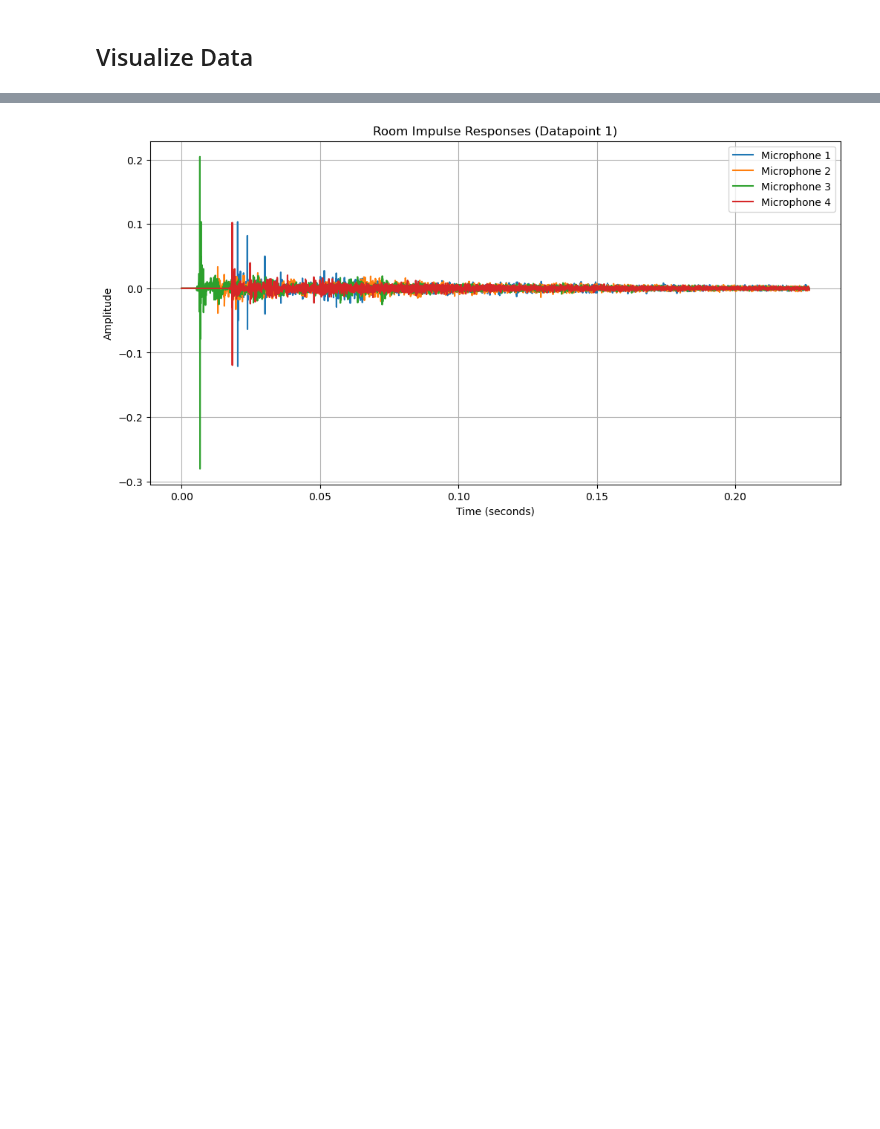
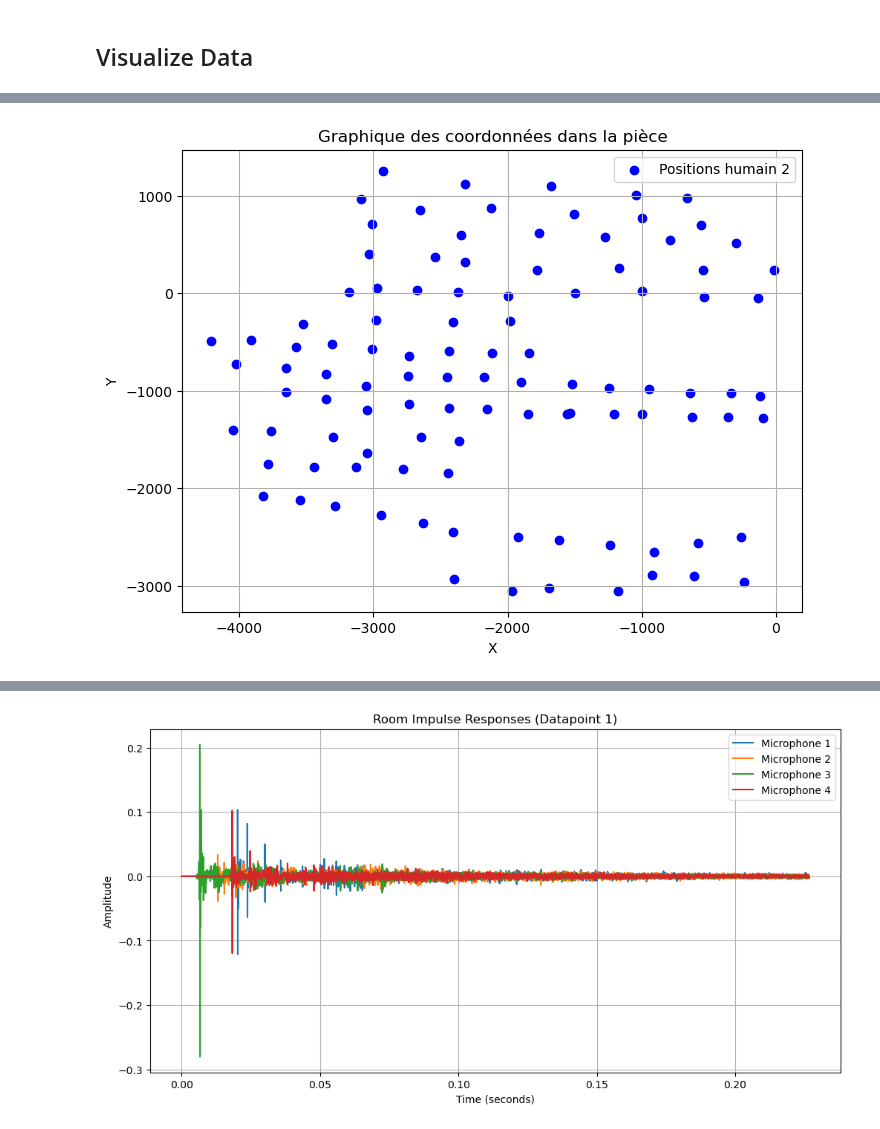
Before and after one commit to christopherT02/Acoustic-Hackathon, a Jupyter notebook: src/data.ipynb, the cells around one changed output, grey strips where cells are left out. Saved outputs shown, nothing was run; the diff lists cells and outputs as text; code cells hidden in the pictures; blank space fills up the shorter version.

```diff
--- a/src/data.ipynb
+++ b/src/data.ipynb
@@ -44 +45,5 @@ skeletons = np.load(DATASET_PATH + "/Human1/skeletons.npy")
+# %%
+centroids_humain2 = np.load(DATASET_PATH + "/Human2/centroid.npy")
+deconvoled_trim_humain2 = np.load(DATASET_PATH + "/Human2/deconvoled_trim.npy")
+#skeletons = np.load(DATASET_PATH + "/Human1/skeletons.npy")
 # %%
@@ -68,0 +66,3 @@ df_centroid
+# %%
+#Creation et analyse préliminaire des coordonnées
+df_centroid_humain2 = pd.DataFrame(centroids_humain2, columns=['x', 'y'])
@@ -70,0 +115,16 @@ df_centroid
+# %%
+#HUMAIN 2
+
+if 'y' in df_centroid_humain2.columns:
+    plt.figure(figsize=(8, 6))
+    plt.scatter(df_centroid_humain2['x'], df_centroid_humain2['y'], color='blue', label='Positions humain 2')
+    plt.xlabel('X')
+    plt.ylabel('Y')
+    plt.title('Graphique des coordonnées dans la pièce')
+    plt.legend()
+    plt.grid(True)
+    plt.show()
+else:
+    print("La colonne 'y' n'existe pas dans le DataFrame.")
+# %% [output]
+[figure, added]
```
Also changed, not shown: parts of 12 cells of this notebook.
